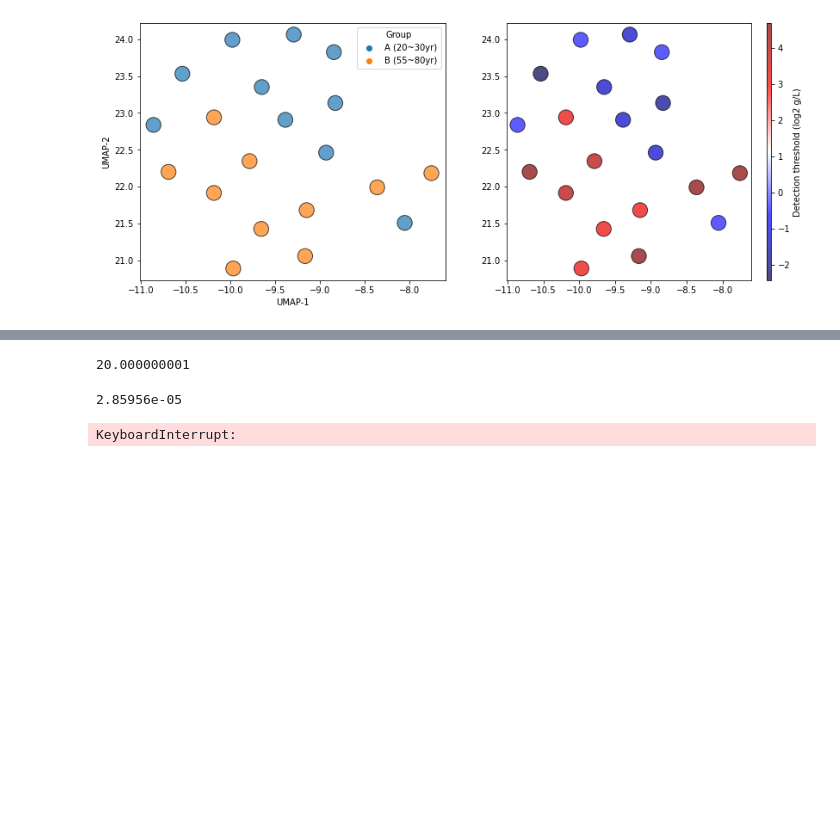
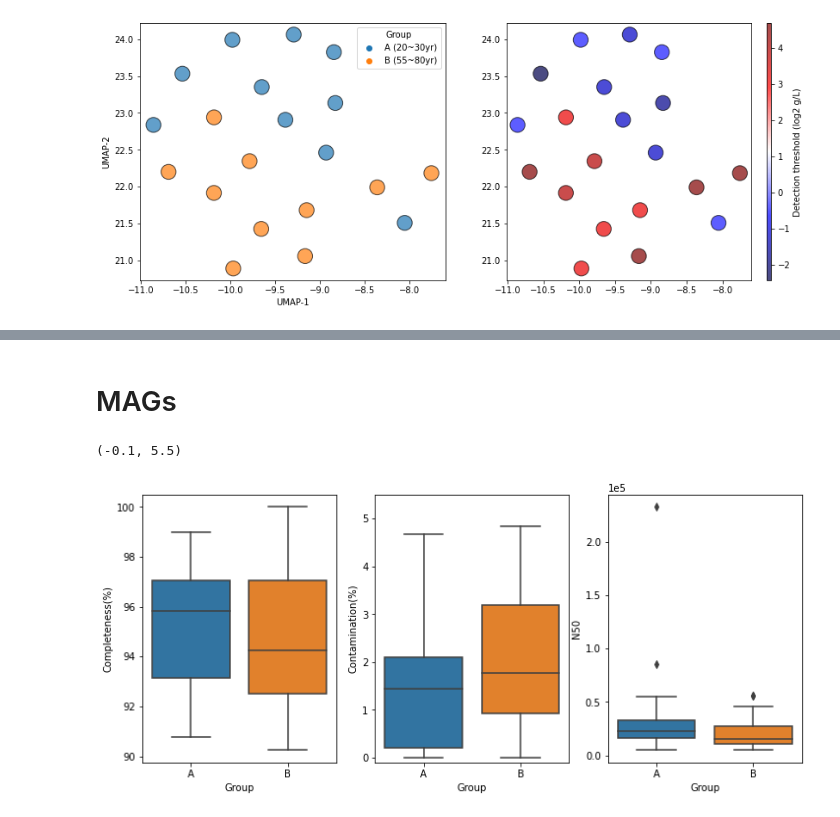
Before and after one commit to SizheQiu/OralMicroIX, a Jupyter notebook: workflow/metag_analysis.ipynb, the cells around one changed output, grey strips where cells are left out. Cells and saved outputs as stored; diff of their text form; code cells hidden in the pictures; blank space fills up the shorter version.

Commit message:
quantbins_31012025

```diff
--- a/workflow/metag_analysis.ipynb
+++ b/workflow/metag_analysis.ipynb
@@ -167,14 +149,21 @@ sum( oral_quant.sum(axis=0).sort_values(ascending=False).iloc[:101] )/20
-# %%
-sum(oral_quant.sum(axis=0).sort_values(ascending=False))
-# %% [output]
-20.000000001
-# %%
-oral_quant.sum(axis=0).sort_values(ascending=False)[-1]
-# %% [output]
-2.85956e-05
-# %%
-species = list(oral_quant.columns)
-sp_corr = oral_quant.corr(method='pearson')
-sig_pd = oral_quant.corr( method= pearsonr_pval )
-# %% [output]
-KeyboardInterrupt:
+# %% [markdown]
+# MAGs
+# %%
+Abin_quant = pd.read_csv('../data/metagenome/A_abundance_table.tab',sep='\t');
+Bbin_quant = pd.read_csv('../data/metagenome/B_abundance_table.tab',sep='\t');
+Abin_qc = pd.read_csv('../data/metagenome/A_metawrap_90_5_bins.stats',sep='\t');
+Bbin_qc = pd.read_csv('../data/metagenome/B_metawrap_90_5_bins.stats',sep='\t');
+# %%
+fig, axs = plt.subplots(1,3,figsize=(12,5))
+targets = ['completeness','contamination','N50']
+for i in range(3):
+    temp = pd.DataFrame(zip(list(Abin_qc[targets[i]])+list(Bbin_qc[targets[i]]),
+            ['A' for i in range(len(Abin_qc.index)) ]+['B' for i in range(len(Bbin_qc.index))]),
+                       columns=[targets[i], 'Group'])
+    sns.boxplot(data=temp,x='Group',y=targets[i], ax= axs[i])
+axs[2].ticklabel_format(axis='y', style='sci',scilimits=(4,5))
+axs[0].set_ylabel('Completeness(%)'); axs[1].set_ylabel('Contamination(%)');
+axs[1].set_ylim([-0.1,5.5])
+# %% [output]
+(-0.1, 5.5)
+[figure, added]
```
Also changed, not shown: parts of 4 cells of this notebook, 5 other files.
